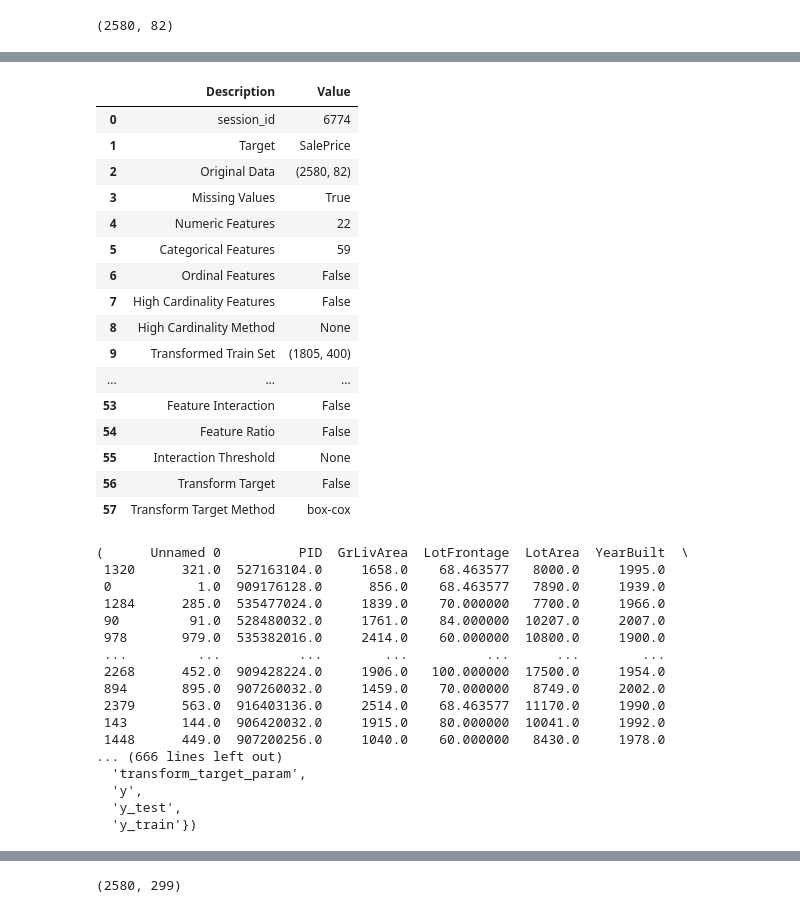
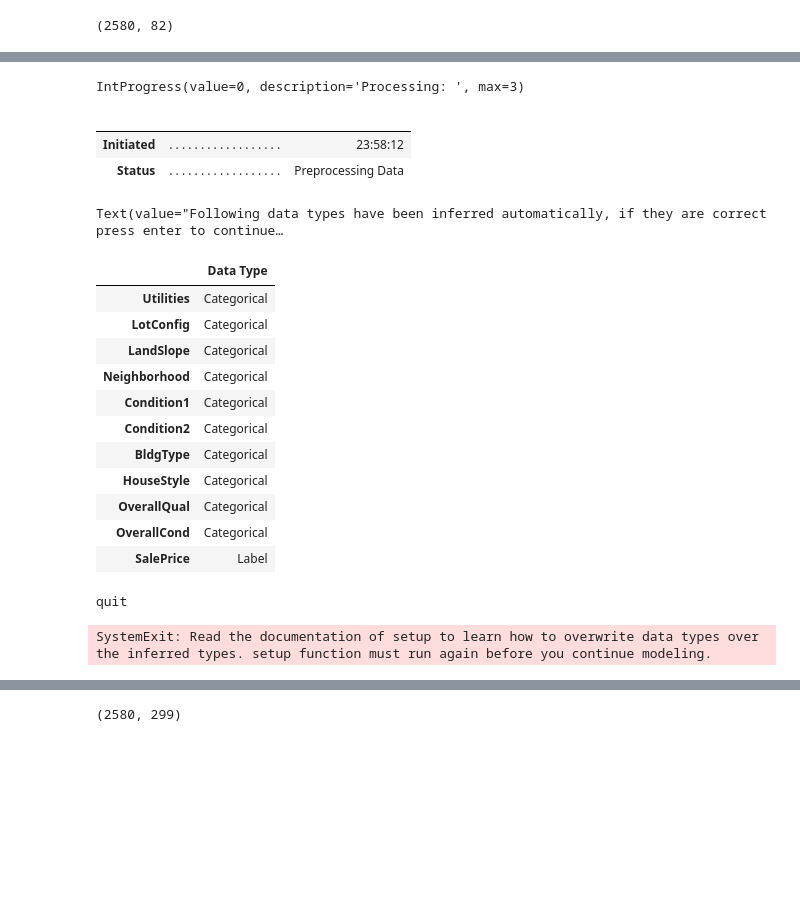
Before and after one commit to BPM1401/Go-Big-Or-Go-Home, a Jupyter notebook: Model Performance/PyCaret/Compare Models.ipynb, the cells around one changed output, grey strips where cells are left out. Saved outputs shown, nothing was run; the diff lists cells and outputs as text; code cells hidden in the pictures; blank space fills up the shorter version.

```diff
--- a/Model Performance/PyCaret/Compare Models.ipynb
+++ b/Model Performance/PyCaret/Compare Models.ipynb
@@ -22,3 +22,6 @@ original.head(3)
 | 0 | 1 | 909176150 | 856 | 126000 | 30 | RL | NaN | 7890 | Pave | ... |
 | 1 | 2 | 905476230 | 1049 | 139500 | 120 | RL | 42.0 | 4235 | Pave | ... |
 | 2 | 3 | 911128020 | 1001 | 124900 | 30 | C (all) | 60.0 | 6060 | Pave | ... |
+# %%
+original = original.drop(['Unnamed: 0', 'PID',], axis=1)
+original.head(3)
@@ -24,0 +54,3 @@ original.head(3)
+# %%
+teny = original.iloc[:, 1]
+teny
@@ -24,0 +70,5 @@ original.head(3)
+# %%
+ten2 = original.iloc[:, 10:20]
+ten2
+ten2 = pd.concat([ten2, teny], axis=1)
+ten2
@@ -25,40 +89,26 @@ original.head(3)
 # %%
-setup(data=original, target='SalePrice')
+setup(data=ten2, target='SalePrice')
 # %% [output]
+IntProgress(value=0, description='Processing: ', max=3)
-|  | Description | Value |
-| 0 | session_id | 6774 |
-| 1 | Target | SalePrice |
-| 2 | Original Data | (2580, 82) |
-| 3 | Missing Values | True |
-| 4 | Numeric Features | 22 |
-| 5 | Categorical Features | 59 |
-| 6 | Ordinal Features | False |
-| 7 | High Cardinality Features | False |
-| 8 | High Cardinality Method | None |
-| 9 | Transformed Train Set | (1805, 400) |
-| ... | ... | ... |
-| 53 | Feature Interaction | False |
-| 54 | Feature Ratio | False |
-| 55 | Interaction Threshold | None |
-| 56 | Transform Target | False |
-| 57 | Transform Target Method | box-cox |
+|  |  |  |
+|  |  |  |
+| Initiated | . . . . . . . . . . . . . . . . . . | 23:58:12 |
+| Status | . . . . . . . . . . . . . . . . . . | Preprocessing Data |
-(      Unnamed 0          PID  GrLivArea  LotFrontage  LotArea  YearBuilt  \
- 1320      321.0  527163104.0     1658.0    68.463577   8000.0     1995.0
- 0           1.0  909176128.0      856.0    68.463577   7890.0     1939.0
- 1284      285.0  535477024.0     1839.0    70.000000   7700.0     1966.0
- 90         91.0  528480032.0     1761.0    84.000000  10207.0     2007.0
- 978       979.0  535382016.0     2414.0    60.000000  10800.0     1900.0
- ...         ...          ...        ...          ...      ...        ...
- 2268      452.0  909428224.0     1906.0   100.000000  17500.0     1954.0
- 894       895.0  907260032.0     1459.0    70.000000   8749.0     2002.0
- 2379      563.0  916403136.0     2514.0    68.463577  11170.0     1990.0
- 143       144.0  906420032.0     1915.0    80.000000  10041.0     1992.0
- 1448      449.0  907200256.0     1040.0    60.000000   8430.0     1978.0
-... (666 lines left out)
-  'transform_target_param',
-  'y',
-  'y_test',
-  'y_train'})
+Text(value="Following data types have been inferred automatically, if they are correct press enter to continue…
+|  | Data Type |
+| Utilities | Categorical |
+| LotConfig | Categorical |
+| LandSlope | Categorical |
+| Neighborhood | Categorical |
+| Condition1 | Categorical |
+| Condition2 | Categorical |
+| BldgType | Categorical |
+| HouseStyle | Categorical |
+| OverallQual | Categorical |
+| OverallCond | Categorical |
+| SalePrice | Label |
+quit
+SystemExit: Read the documentation of setup to learn how to overwrite data types over the inferred types. setup function must run again before you continue modeling.
 # %%
 compare_models()
 # %% [output]
```
Also changed, not shown: parts of 5 cells of this notebook, 6 other files.
